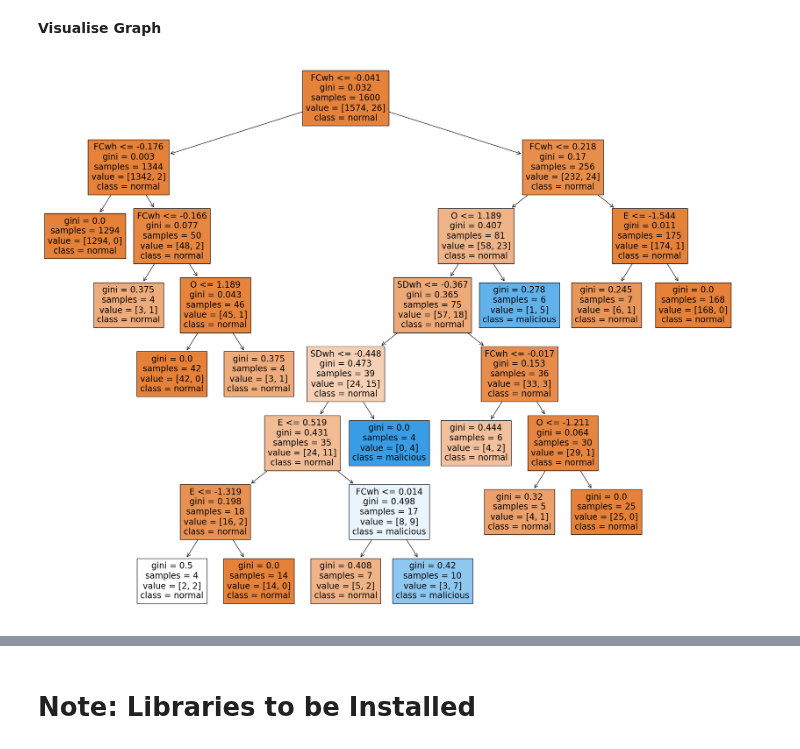
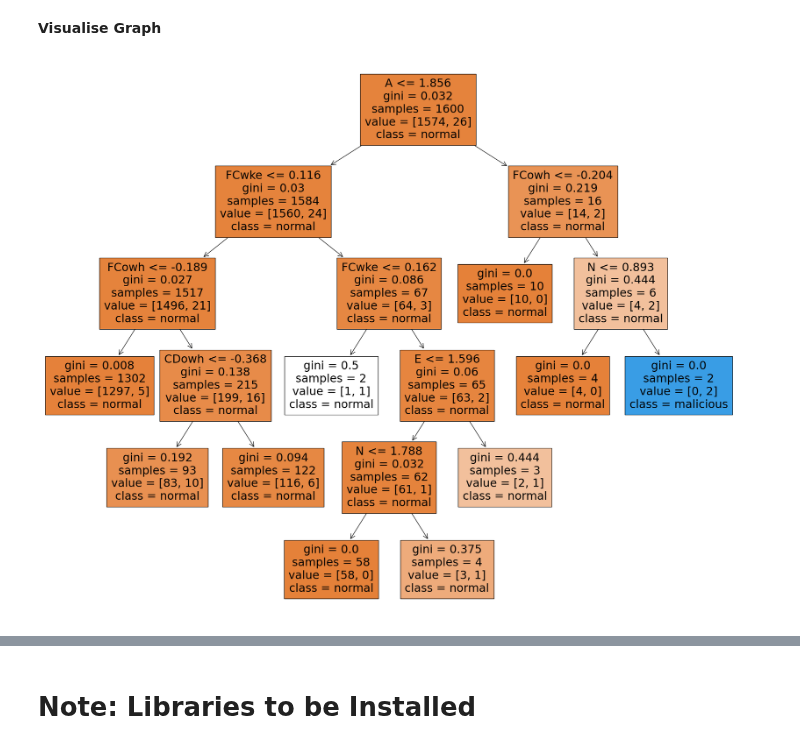
Before and after one commit to mel0778/dsa4263, a Jupyter notebook: code/model_dt.ipynb, the cells around one changed output, grey strips where cells are left out. Saved outputs shown, nothing was run; the diff lists cells and outputs as text; code cells hidden in the pictures.

```diff
--- a/code/model_dt.ipynb
+++ b/code/model_dt.ipynb
@@ -151,10 +148,13 @@ Ranking of Feature Importance: [ 1  3  1 13  6 12  2  1 14 11  1 10  9  5  8  7
 # %%
 from sklearn.metrics import accuracy_score, classification_report, confusion_matrix, ConfusionMatrixDisplay
 import matplotlib.pyplot as plt
+from sklearn.tree import DecisionTreeClassifier
+
+dt = DecisionTreeClassifier(random_state = 42)
 
 # Evaluate the model
-dt.fit(X_train_rfe, y_train)
-y_pred = dt.predict(X_test_rfe)
+dt.fit(X_train_scaled, y_train)
+y_pred = dt.predict(X_test_scaled)
 accuracy = accuracy_score(y_test, y_pred)
 print("Accuracy: {:.2f}%".format(accuracy * 100))
 cm = confusion_matrix(y_test, y_pred)
@@ -182,14 +182,22 @@ from sklearn.model_selection import GridSearchCV
 
 # Define the hyperparameters to tune
 param_grid = {
-    'max_depth': [3, 5, 7, 10],
+    'max_depth': [3, 5, 7, None],
     'min_samples_split': [2, 5, 10],
-    'min_samples_leaf': [1, 2, 4]
+    'min_samples_leaf': [1, 2, 4],
+    # 'criterion': ['gini', 'entropy', 'log_loss'], gini
+    # 'splitter': ['best', 'random'], best
+    'max_features': ['sqrt', 'log2'],
+    # 'min_weight_fraction_leaf': [0.0, 0.1, 0.2], 0
+    'max_leaf_nodes': [None, 5, 10],
+    # 'min_impurity_decrease': [0.0, 0.1, 0.2], 0
+    'class_weight': [None, 'balanced'],
+    'ccp_alpha': [0.0, 0.1, 0.2]
 }
 
 # Perform GridSearchCV with 10-fold cross-validation
-grid_search = GridSearchCV(dt, param_grid, cv=10, scoring = "precision")
-grid_search.fit(X_train_rfe, y_train)
+grid_search = GridSearchCV(dt, param_grid, cv=10)
+grid_search.fit(X_train_scaled, y_train)
 
 # Print the best hyperparameters and corresponding score
 print("Best Hyperparameters:", grid_search.best_params_)
@@ -197,6 +205,6 @@ print("Best Score:", grid_search.best_score_)
 
 # Evaluate the best model on the test set
 best_dt = grid_search.best_estimator_
-test_score = best_dt.score(X_test_rfe, y_test)
+test_score = best_dt.score(X_test_scaled, y_test)
 print("Test Set Score:", test_score)
 # %% [output]
@@ -210,8 +218,8 @@ from sklearn.metrics import accuracy_score, classification_report, confusion_mat
 import matplotlib.pyplot as plt
 
 # Evaluate the model
-best_dt.fit(X_train_rfe, y_train)
-y_pred = best_dt.predict(X_test_rfe)
+best_dt.fit(X_train_scaled, y_train)
+y_pred = best_dt.predict(X_test_scaled)
 accuracy = accuracy_score(y_test, y_pred)
 print("Accuracy: {:.2f}%".format(accuracy * 100))
 cm = confusion_matrix(y_test, y_pred)
@@ -237,10 +245,10 @@ weighted avg       0.98      0.98      0.98       400
 # %%
 from sklearn import tree
 
 fig = plt.figure(figsize=(25,20))
 _ = tree.plot_tree(best_dt,
-                   feature_names=X_train.columns[rfe.support_].tolist(),
+                   feature_names=X_train.columns.tolist(),
                    class_names=["normal","malicious"],
                    filled=True)
 # %% [output]
-[figure, old version]
+[figure, new version]
```
Also changed, not shown: parts of 16 cells of this notebook.
